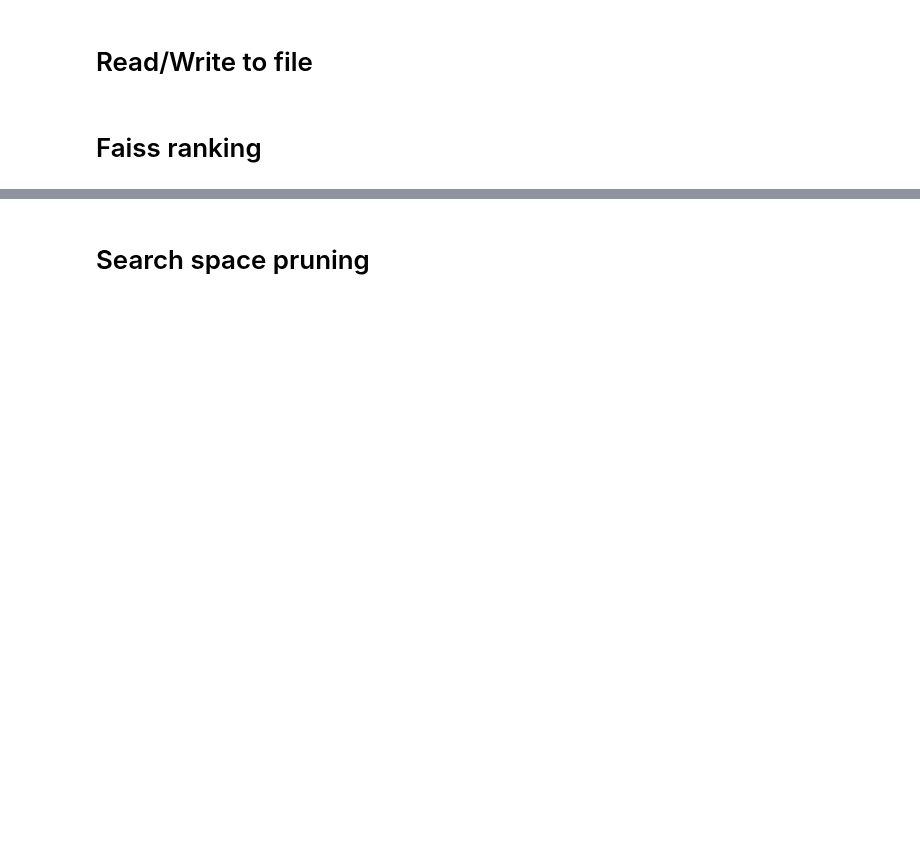
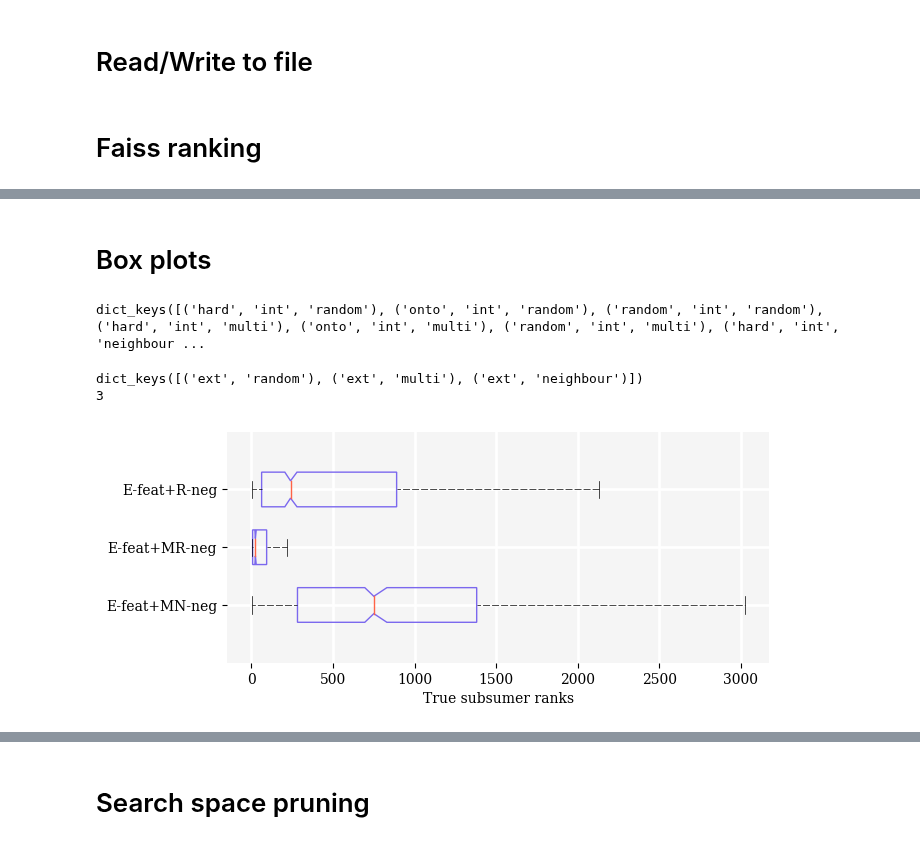
Before and after one commit to stellaevat/ontology-mapping, a Jupyter notebook: colabs/faiss.ipynb, the cells around one changed output, grey strips where cells are left out. Drawn from its saved outputs; the diff is of its cells as text; code cells hidden in the pictures; blank space fills up the shorter version.

Commit message:
Added boxplots

```diff
--- a/colabs/faiss.ipynb
+++ b/colabs/faiss.ipynb
@@ -217,3 +174,5 @@ Database (random) contains 2896 terms
 json_ranks = {",".join(k) : v for (k,v) in all_ranks.items()}
 with open('ranks.json', 'w', encoding='utf-8') as f:
     json.dump(json_ranks, f, ensure_ascii=False, indent=4)
+# %% [markdown]
+# Box plots
@@ -219,0 +182,48 @@ with open('ranks.json', 'w', encoding='utf-8') as f:
+# %%
+with open('ranks.json', 'r', encoding='utf-8') as f:
+  ranks = json.load(f)
+# %%
+ranks_clean = {tuple(k.split(",")) : v for (k,v) in ranks.items()}
+print(ranks_clean.keys())
+# %% [output]
+dict_keys([('hard', 'int', 'random'), ('onto', 'int', 'random'), ('random', 'int', 'random'), ('hard', 'int', 'multi'), ('onto', 'int', 'multi'), ('random', 'int', 'multi'), ('hard', 'int', 'neighbour ...
+# %%
+features = ['term', 'int', 'ext']
+negative_sampling = ['random', 'multi', 'neighbour']
+
+onto_ranks = {k[1:] : v for (k,v) in ranks_clean.items() if k[0] == "onto" and k[1] == "ext"}
+print(onto_ranks.keys())
+
+list_ranks = [onto_ranks[k] for k in itertools.product(features, negative_sampling) if k in onto_ranks]
+print(len(list_ranks))
+# %% [output]
+dict_keys([('ext', 'random'), ('ext', 'multi'), ('ext', 'neighbour')])
+3
+# %%
+fig = plt.figure(figsize=(7,3))
+ax = fig.add_subplot(1,1,1)
+main_color = "whitesmoke"
+
+ax.boxplot(list_ranks[::-1], notch=True, vert=False,
+           positions=np.arange(len(list_ranks))/2,
+           widths=0.3, bootstrap=40,
+           showfliers=False,
+           patch_artist=True, showcaps=True,
+           boxprops={"facecolor":"None", "edgecolor":'mediumslateblue', "linewidth":1},
+           whiskerprops={"linewidth":0.5, "linestyle":(5, (10, 3))},
+           capprops={"linewidth":0.5},
+           flierprops={"markersize":3, "alpha" : 0.2},
+           medianprops = {"color":'tomato', "linewidth":1})
+ax.set_yticklabels(
+    ["E-feat+R-neg", "E-feat+MR-neg", "E-feat+MN-neg"][::-1],
+    fontfamily="serif"
+)
+for label in ax.get_xticklabels():
+  label.set_fontproperties("serif")
+ax.set_xlabel("True subsumer ranks", fontfamily="serif")
+ax.set_facecolor(main_color)
+ax.grid(color="white", linewidth=2)
+for spine in ["top", "right", "bottom", "left"]:
+  ax.spines[spine].set_visible(False)
+# %% [output]
+[figure, added]
```
Also changed, not shown: parts of 7 cells of this notebook.
